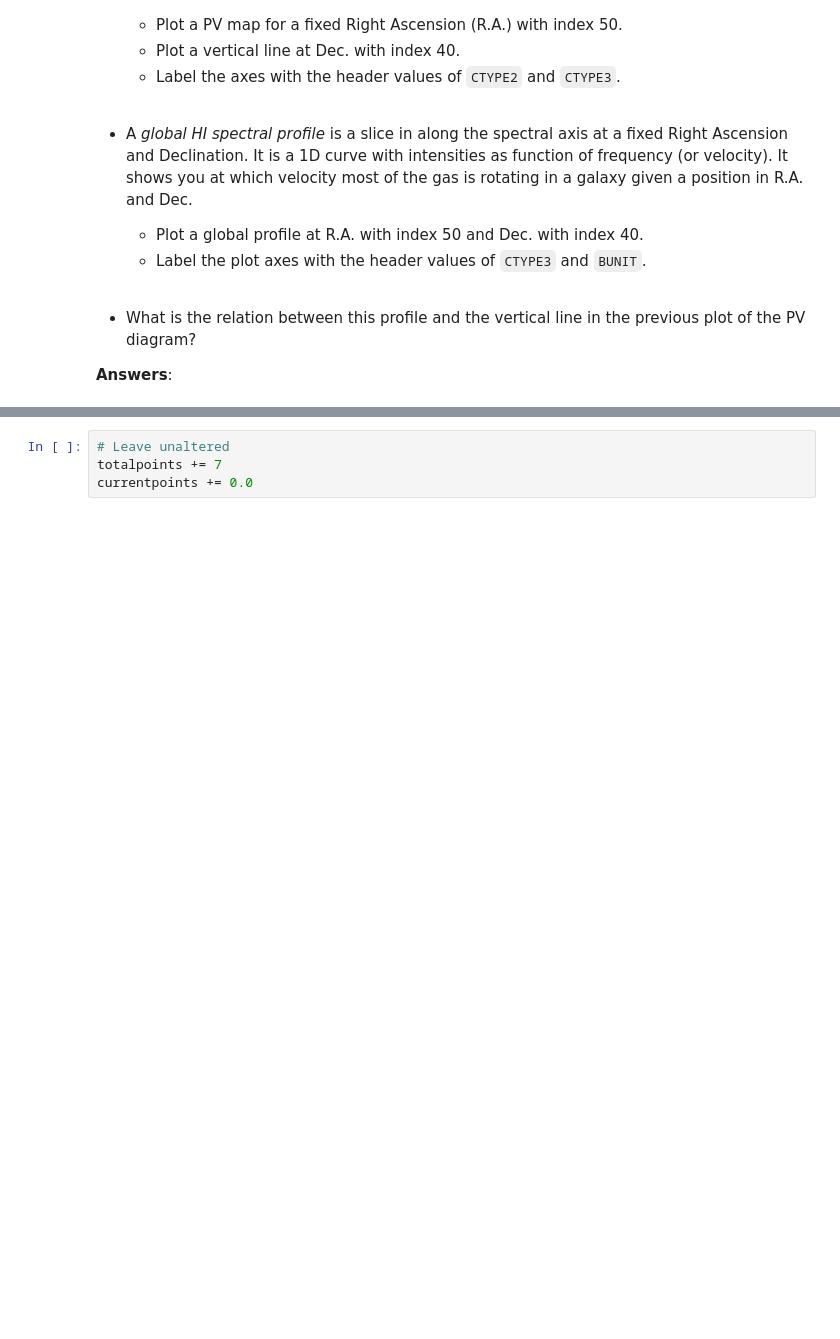
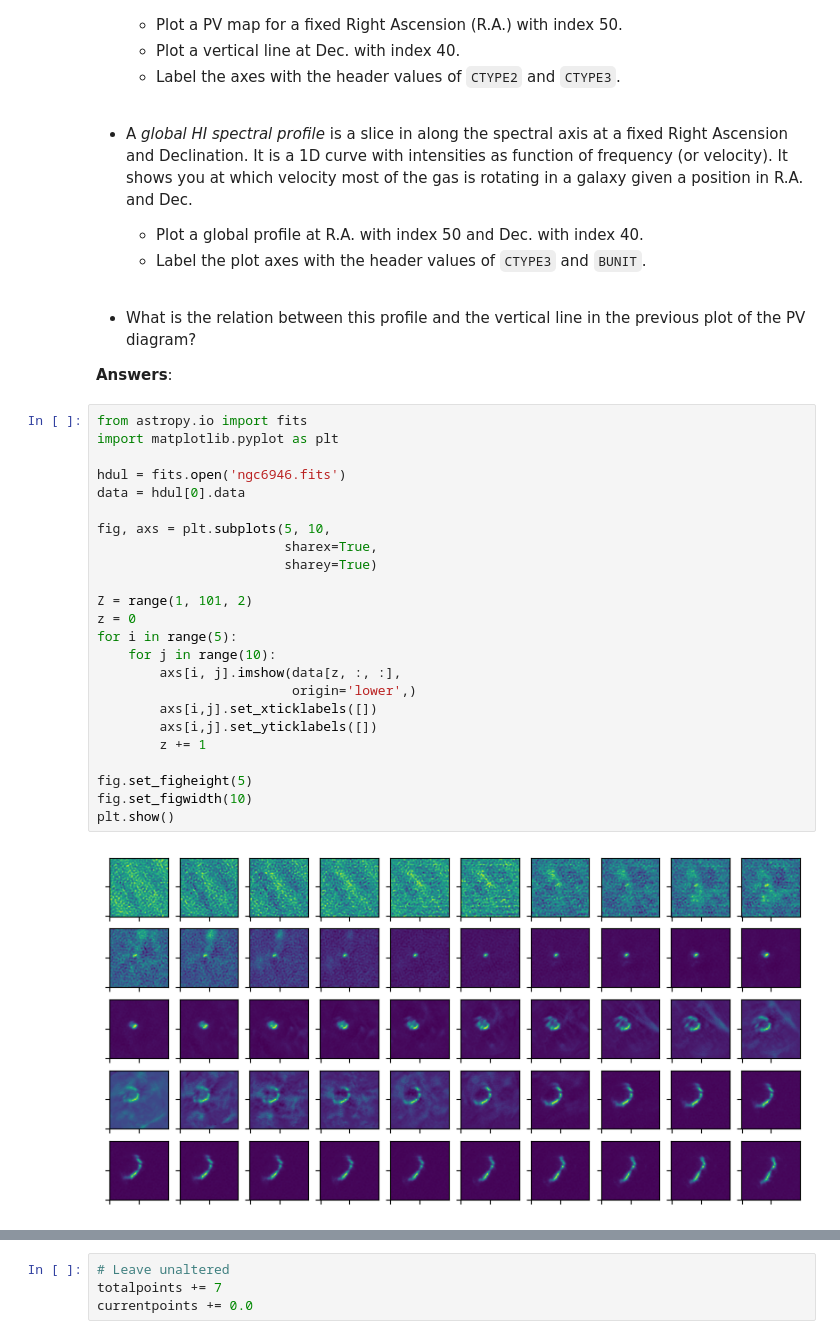
Before and after one commit to avalperezRUG/PROGNUM-repo, a Jupyter notebook: Task6/s6217338_Coursework6.ipynb, the cells around one changed output, grey strips where cells are left out. Drawn from its saved outputs; the diff is of its cells as text; blank space fills up the shorter version.

```diff
--- a/Task6/s6217338_Coursework6.ipynb
+++ b/Task6/s6217338_Coursework6.ipynb
@@ -47,3 +50,29 @@ totalpoints = currentpoints = 0
 * What is the relation between this profile and the vertical line in the previous plot of the PV diagram?
 
 **Answers**:
+# %%
+from astropy.io import fits
+import matplotlib.pyplot as plt
+
+hdul = fits.open('ngc6946.fits')
+data = hdul[0].data
+
+fig, axs = plt.subplots(5, 10,
+                        sharex=True,
+                        sharey=True)
+
+Z = range(1, 101, 2)
+z = 0
+for i in range(5):
+    for j in range(10):
+        axs[i, j].imshow(data[z, :, :],
+                         origin='lower',)
+        axs[i,j].set_xticklabels([])
+        axs[i,j].set_yticklabels([])
+        z += 1
+
+fig.set_figheight(5)
+fig.set_figwidth(10)
+plt.show()
+# %% [output]
+[figure, added]
```
Also changed, not shown: parts of 15 cells of this notebook, 24 other files.
